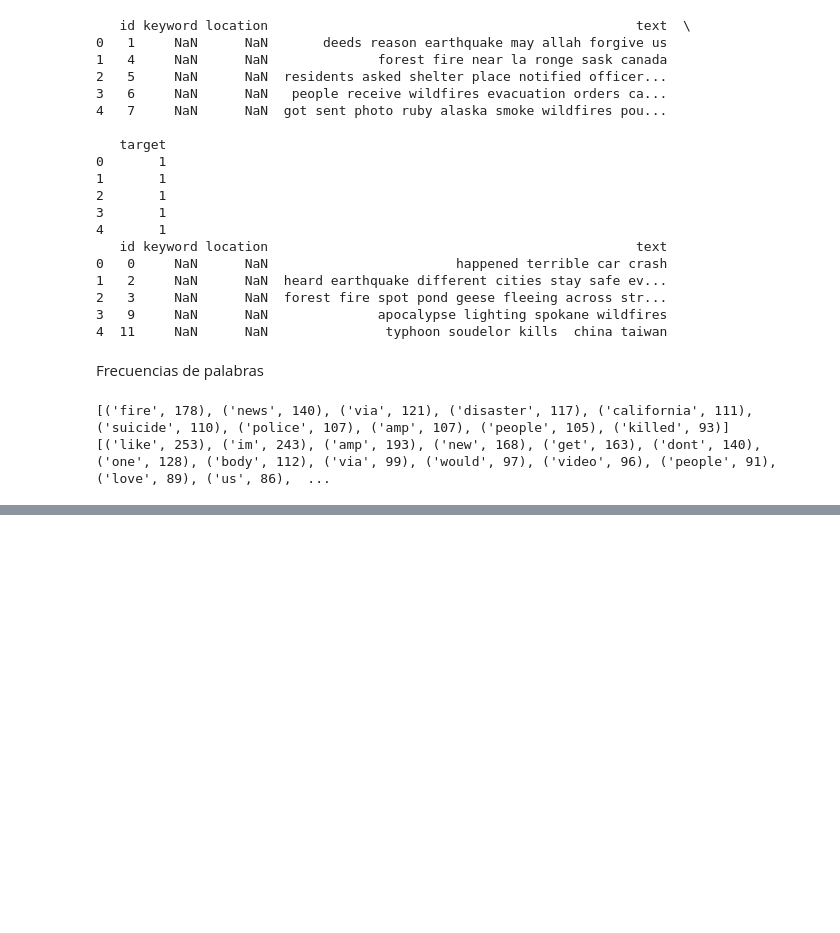
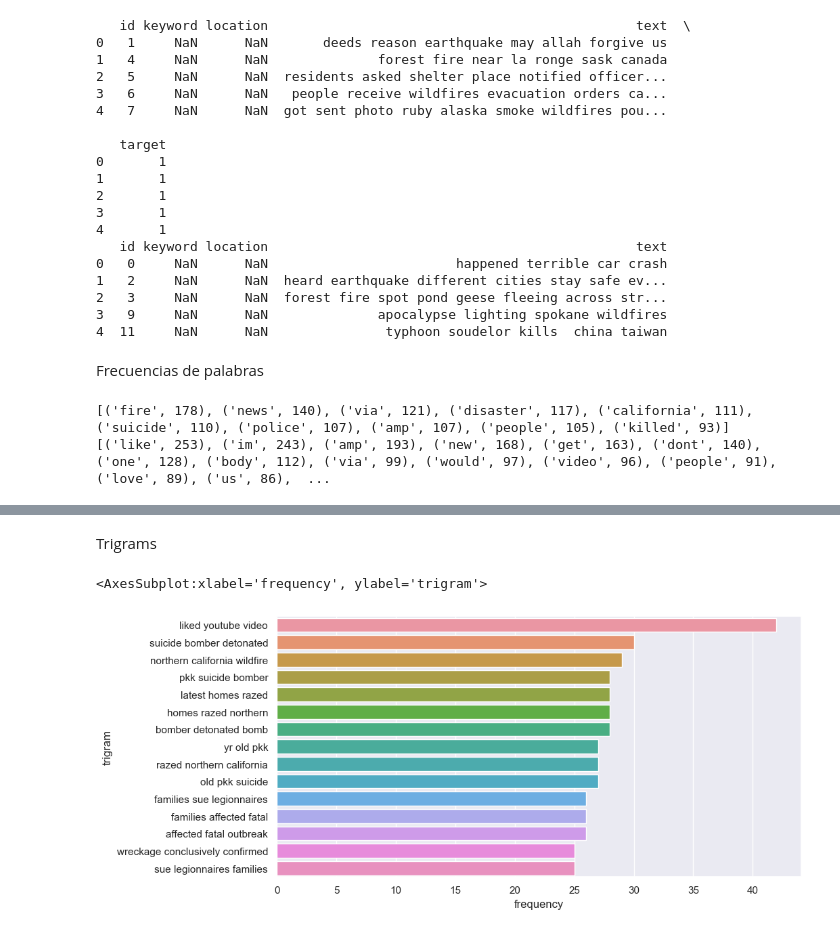
Before and after one commit to bryannalfaro/DS-Lab5, a Jupyter notebook: main.ipynb, the cells around one changed output, grey strips where cells are left out. Drawn from its saved outputs; the diff is of its cells as text; code cells hidden in the pictures; blank space fills up the shorter version.

```diff
--- a/main.ipynb
+++ b/main.ipynb
@@ -285,0 +314,27 @@ print(negative_disaster_words_count.most_common(15))
+# %% [markdown]
+Trigrams
+# %%
+def get_trigrams(text):
+    c_vec = CountVectorizer(ngram_range=(3,3))
+    # matrix of ngrams
+    ngrams = c_vec.fit_transform(text)
+    # count frequency of ngrams
+    count_values = ngrams.toarray().sum(axis=0)
+    # list of ngrams
+    vocab = c_vec.vocabulary_
+    df_ngram = pd.DataFrame(sorted([(count_values[i],k) for k,i in vocab.items()], reverse=True)
+                ).rename(columns={0: 'frequency', 1:'trigram'})
+    df_ngram.head(10)
+    return df_ngram
+plt.figure(figsize=(10,5))
+top_tweets = get_trigrams(dataframe['text'])
+top_tweets_trigrams = top_tweets['trigram']
+#  get the top 15 trigrams
+top_tweet_trigrams=top_tweets_trigrams[:15]
+# store the frecuencies in x and the trigrams in y
+x=top_tweets['frequency'][:15]
+y=top_tweets['trigram'][:15]
+sns.barplot(x=x,y=y)
+# %% [output]
+<AxesSubplot:xlabel='frequency', ylabel='trigram'>
+[figure, added]
```
Also changed, not shown: parts of 4 cells of this notebook.
